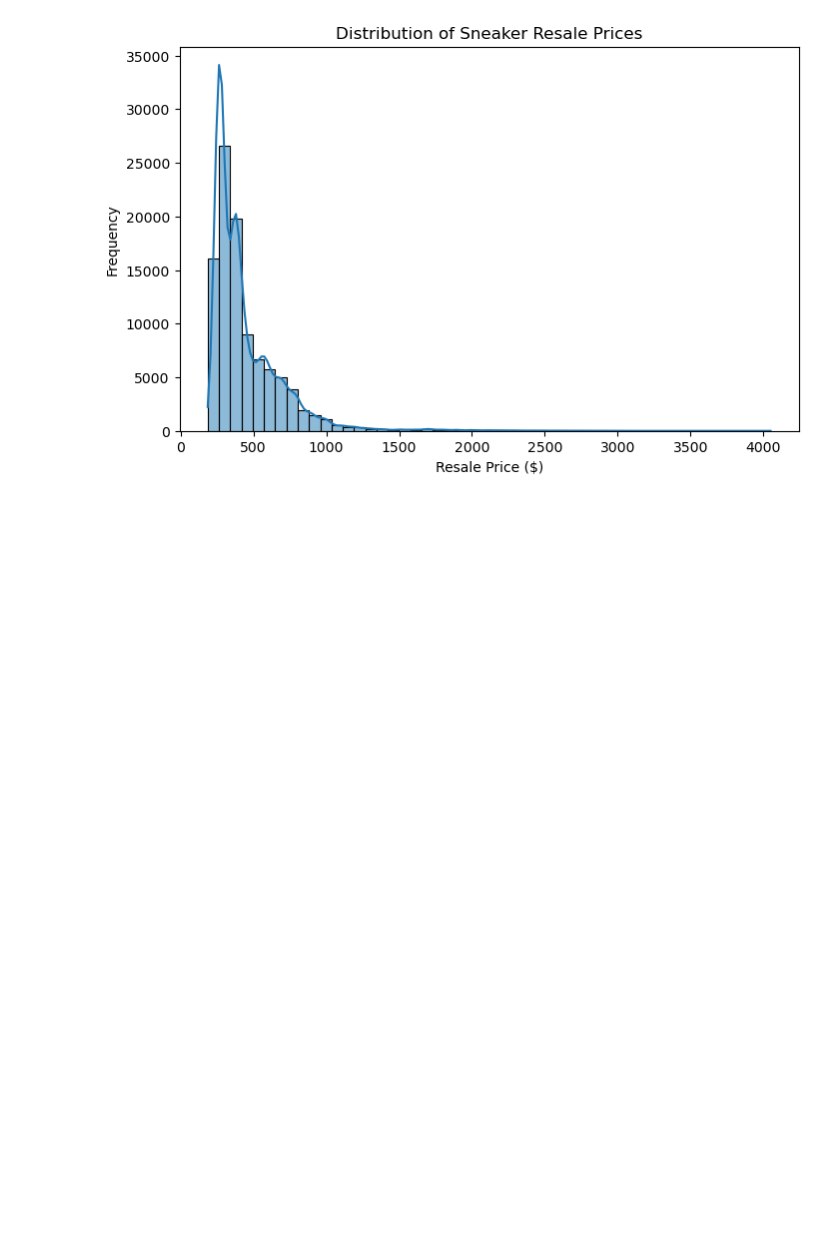
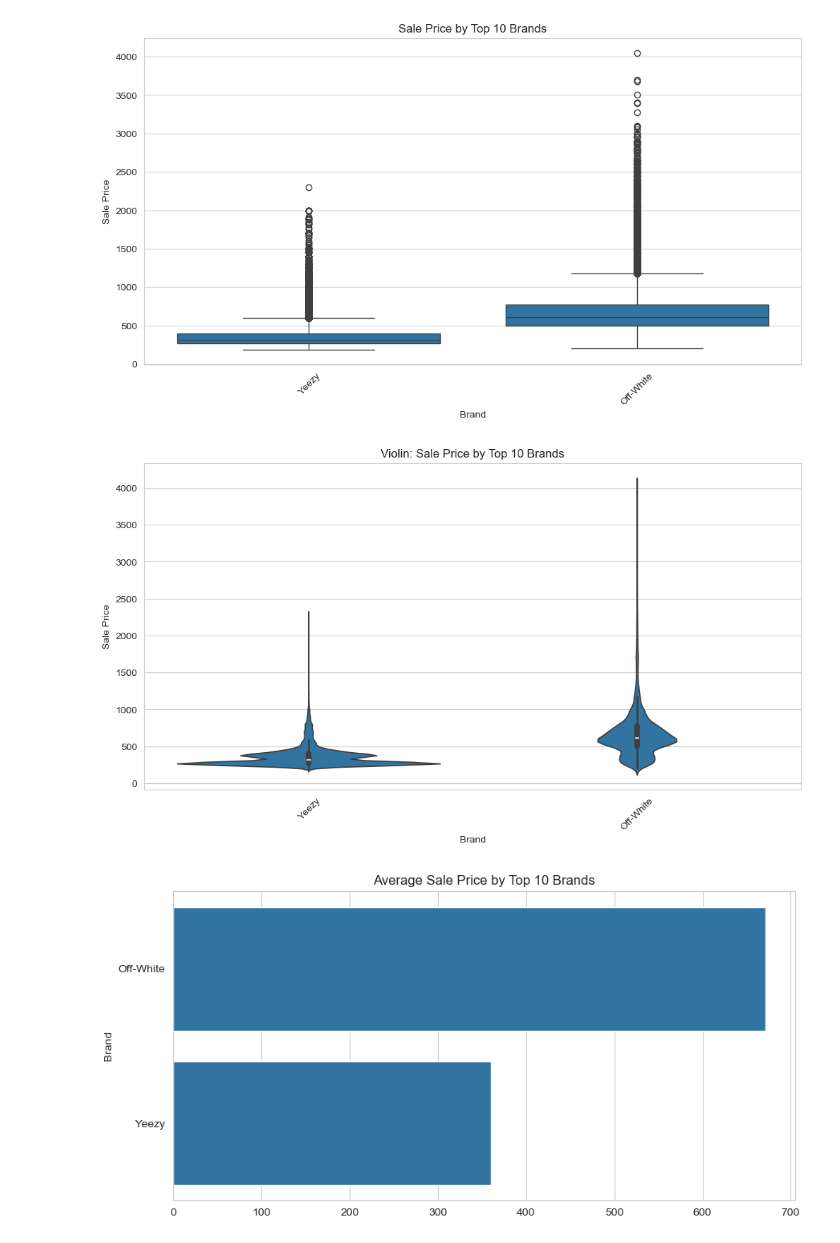
Before and after one commit to AksAad/Sneaker-price-prediction, a Jupyter notebook: notebooks/eda_visuals.ipynb, the cells around one changed output. Cells and saved outputs as stored; diff of their text form; code cells hidden in the pictures; blank space fills up the shorter version.

Commit message:
Extended EDA: added profit column, correlation heatmap, and price by brand analysis (#24)

```diff
--- a/notebooks/eda_visuals.ipynb
+++ b/notebooks/eda_visuals.ipynb
@@ -7,3 +34,17 @@ data = pd.read_csv("../media/Clean_Shoe_Data.csv")
 # %%
-data.head()
+for col in [target_col, retail_col]:
+    if col in data.columns:
+        data[col] = pd.to_numeric(data[col].astype(str).str.replace(r'[^0-9.\-]', '', regex=True), errors='coerce')
+for dt_col in ["Order Date", "Release Date"]:
+    if dt_col in data.columns:
+        data[dt_col + "_dt"] = pd.to_datetime(data[dt_col], errors='coerce')
+data["release_year"] = data["Release Date_dt"].dt.year
+data["order_year"] = data["Order Date_dt"].dt.year
+
+if "Shoe Size" in data.columns:
+    data["Shoe Size"] = pd.to_numeric(data["Shoe Size"], errors="coerce")
+
+print("Sale Price: nulls =", data["Sale Price"].isna().sum() if "Sale Price" in data.columns else "no column")
+data_ml = data.dropna(subset=[target_col]).copy()
+display(data_ml.describe(include="all").T)
 # %% [output]
@@ -39,9 +80,31 @@ None
 # %%
-plt.figure(figsize=(8,5))
-sns.histplot(data["Sale Price"], bins=50, kde=True)
-plt.title("Distribution of Sneaker Resale Prices")
-plt.xlabel("Resale Price ($)")
-plt.ylabel("Frequency")
-plt.show()
+if "Brand" in data_ml.columns:
+    top_brands = data_ml["Brand"].value_counts().head(10).index
+    plt.figure(figsize=(12,6))
+    sns.boxplot(data=data_ml[data_ml["Brand"].isin(top_brands)], x="Brand", y="Sale Price")
+    plt.xticks(rotation=45)
+    plt.title("Sale Price by Top 10 Brands")
+    plt.show()
+    plt.figure(figsize=(12,6))
+    sns.violinplot(data=data_ml[data_ml["Brand"].isin(top_brands)], x="Brand", y="Sale Price")
+    plt.xticks(rotation=45)
+    plt.title("Violin: Sale Price by Top 10 Brands")
+    plt.show()
+if "Brand" in data_ml.columns:
+    brand_avg = data_ml.groupby("Brand")["Sale Price"].mean().sort_values(ascending=False).head(10)
+    plt.figure(figsize=(10,5))
+    sns.barplot(x=brand_avg.values, y=brand_avg.index)
+    plt.title("Average Sale Price by Top 10 Brands")
+    plt.show()
+if "release_year" in data_ml.columns:
+    yrs = sorted(data_ml["release_year"].dropna().unique())
+    if len(yrs) > 0:
+        plt.figure(figsize=(10,5))
+        sns.countplot(x="release_year", data=data_ml[data_ml["release_year"].notna()], order=yrs)
+        plt.xticks(rotation=45)
+        plt.title("Count of Sales by Release Year")
+        plt.show()
 # %% [output]
-[figure, old version]
+[figure, new version]
+[figure, added]
+[figure, added]
```
Also changed, not shown: parts of 11 cells of this notebook.
